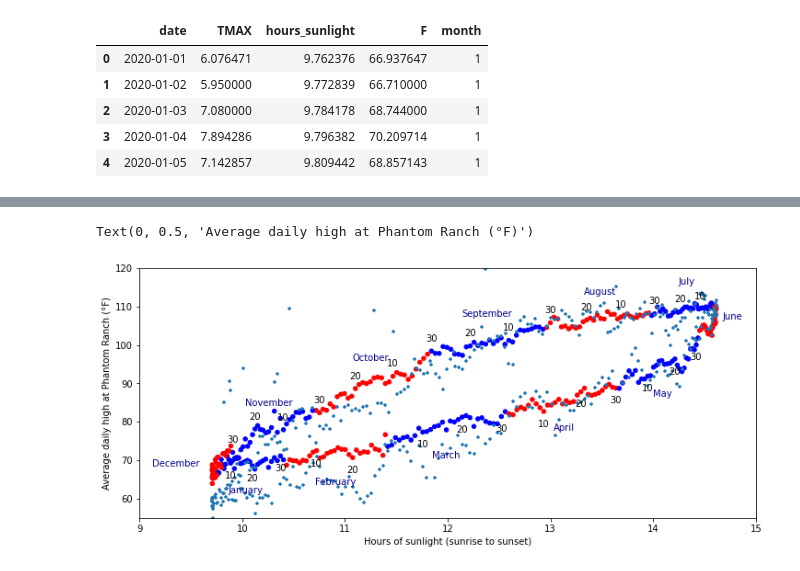
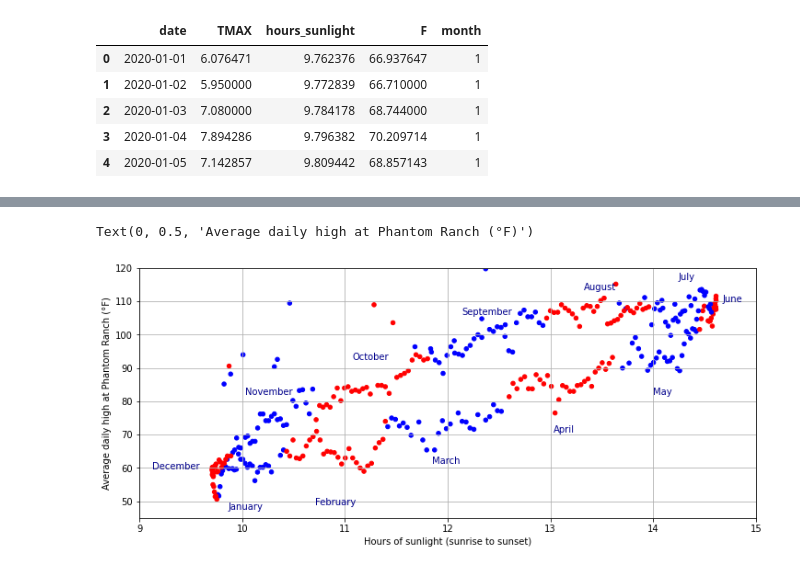
Before and after one commit to skyfielders/astronomy-notebooks, a Jupyter notebook: Plots/grand-canyon-temperature-vs-daylight.ipynb, the cells around one changed output, grey strips where cells are left out. Cells and saved outputs as stored; diff of their text form; code cells hidden in the pictures.

Commit message:
Tweak positions of month labels

```diff
--- a/Plots/grand-canyon-temperature-vs-daylight.ipynb
+++ b/Plots/grand-canyon-temperature-vs-daylight.ipynb
@@ -155,0 +136,7 @@ w
+# %%
+w = pd.read_csv('phantom-ranch-average-high-2018-2022.csv')
+w['date'] = '2020-' + w['date']
+w = w.groupby('date').max()
+w = w.join(d2).reset_index()
+w['month'] = w['date'].dt.month
+w
@@ -156,14 +157,14 @@ w
 # %%
 from calendar import month_name
 
-#j = w
+j = w
 
 scheme = {True: 'blue', False: 'red'}
 color = (j['date'].dt.month % 2).replace(scheme)
 ax = j.plot.scatter('hours_sunlight', 'F', color=color)
 ax.grid()
 
-w.plot.scatter('hours_sunlight', 'F', marker='+', ax=ax)
+#w.plot.scatter('hours_sunlight', 'F', marker='+', ax=ax)
 
 for i, row in j.reset_index().iterrows():
     #print(row)
@@ -176,34 +177,34 @@ for i, row in j.reset_index().iterrows():
     else:
         yoff = -4.0
     if day % 10 == 0 and month not in (6, 12):
         if month % 2:
             color = 'blue'
         else:
             color = 'green'
-        ax.annotate(str(day), (x, y + yoff), ha='center')
+        #ax.annotate(str(day), (x, y + yoff), ha='center')
 
-ax.set_ylim(55, 120)
+ax.set_ylim(45, 120)
 ax.set_xlim(9, 15)
 
 months = j.groupby('month').mean().reset_index()
 #print(months)
 for i, row in months.iterrows():
     month = row['month']
     text = month_name[int(month)]
     x = row['hours_sunlight']
     y = row['F']
     if month == 6:
         x += 0.2
     elif month == 12:
         x -= 0.4
     elif month > 6:
         y += 6.5
     else:
-        y -= 8.0
+        y -= 16.0
     ax.annotate(text, (x, y), ha='center', color='darkblue')
 
 ax.set_xlabel('Hours of sunlight (sunrise to sunset)')
 ax.set_ylabel('Average daily high at Phantom Ranch (°F)')
 # %% [output]
 Text(0, 0.5, 'Average daily high at Phantom Ranch (°F)')
-[figure, old version]
+[figure, new version]
```
Also changed, not shown: parts of 4 cells of this notebook.
